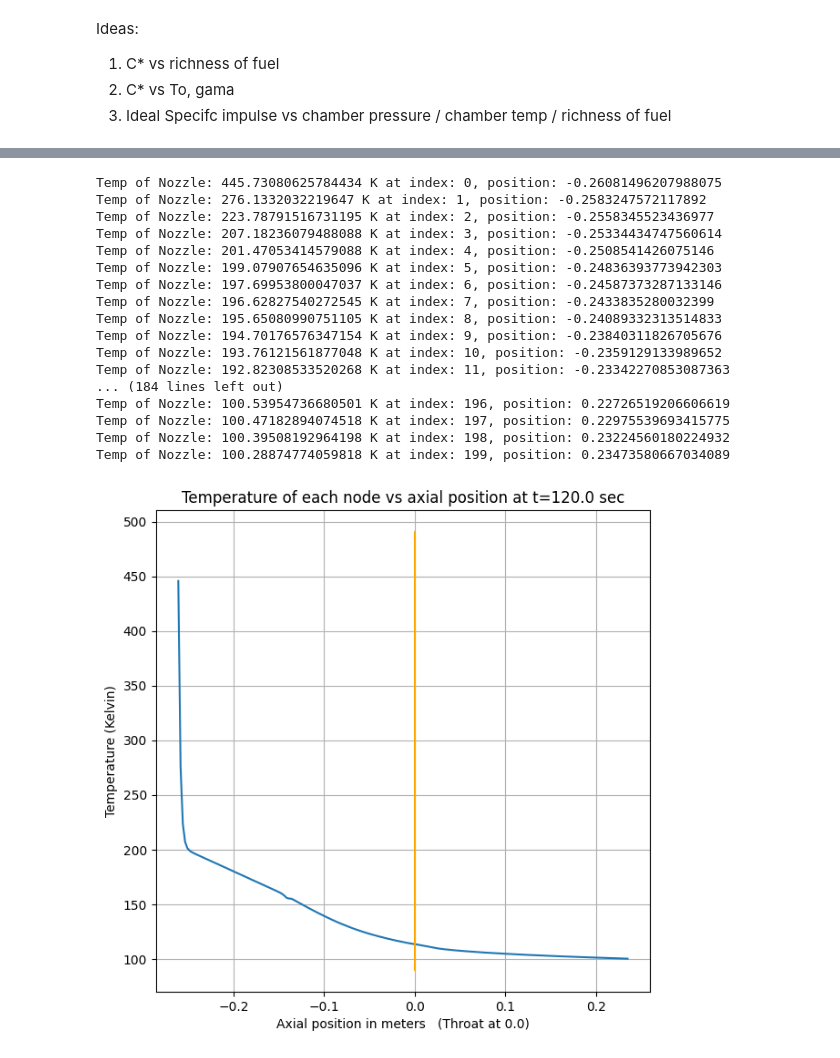
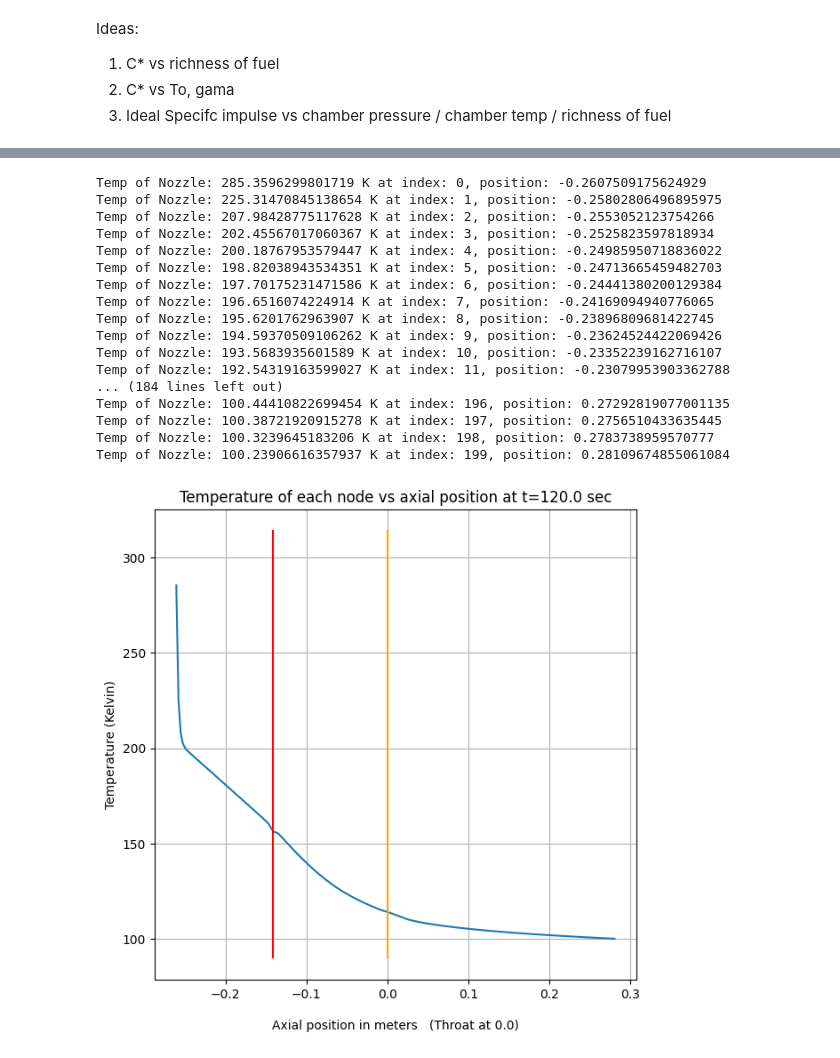
Before and after one commit to mikeortiz5190/Basic-Portfolio, a Jupyter notebook: Nozzle_Design_Code_6_One_trapizoid_node_Segments_ALL_LAYERS_Implicit_Opposite_flow_cooling_.ipynb, the cells around one changed output, grey strips where cells are left out. Drawn from its saved outputs; the diff is of its cells as text; code cells hidden in the pictures.

```diff
--- a/Nozzle_Design_Code_6_One_trapizoid_node_Segments_ALL_LAYERS_Implicit_Opposite_flow_cooling_.ipynb
+++ b/Nozzle_Design_Code_6_One_trapizoid_node_Segments_ALL_LAYERS_Implicit_Opposite_flow_cooling_.ipynb
@@ -66,7 +66,7 @@ R_universal = 8314.46
 R = R_universal/M
 
 #Atmospheric pressure at design conditions:
-p2_design = 30000 #9144 meters, height of mt everest
+p2_design = 20000
 Pressure_ratio = p2_design/Po
 print(f'Pressure Ratio: {Pressure_ratio}')
 
@@ -748,7 +751,7 @@ for t in range(1,steps):
             q_flux_for_i.insert(0,q_to_fuel / Areas[i][1])
             T_fuel = T_fuel + q_to_fuel/(coolant_m_dot_meth*Cp_temp)
             T_fuel_for_i.insert(0,T_fuel)
-            CC.insert(0,h_chamber*Areas[i][0]*T_nozzle[i] + h_fuel_array[i]*Areas[i][1]*T_fuel + k*Areas[i][2]/ddz[i]*1000 + T[t-1][i]*density*C_Cu*Areas[i][4]*ddz[i]*0.5/delta_t)
+            CC.insert(0,h_chamber*Areas[i][0]*T_nozzle[i] + h_fuel_array[i]*Areas[i][1]*T_fuel + k*Areas[i][2]/ddz[i]*500 + T[t-1][i]*density*C_Cu*Areas[i][4]*ddz[i]*0.5/delta_t)
         else:
             a1 = 1/(h_chamber*Areas[i][0])
             a2 = np.log(nodes_y[i]/outer_y[i]) / (2*np.pi*k*ddz[i])
@@ -771,37 +774,38 @@ for t in range(1,steps):
 # %%
 x4=[]
 y4=[]
 figure(figsize=(7, 7), dpi=100)
 for i in range(len(T[steps-1])):
   x4.append(nodes_x[i])
   y4.append(T[steps-1][i])
   print(f'Temp of Nozzle: {T[steps-1][i]} K at index: {i}, position: {nodes_x[i]}')
 plt.plot(x4,y4)
 plt.plot([0,0],[0.9*min(y4), 1.1*max(y4)], color = 'orange')
+plt.plot([nodes_x[end_of_chamber_index],nodes_x[end_of_chamber_index]],[0.9*min(y4), 1.1*max(y4)], color = 'red')
 plt.grid()
 plt.title(f'Temperature of each node vs axial position at t={steps*delta_t} sec')
 plt.ylabel('Temperature (Kelvin)')
-plt.xlabel('Axial position in meters   (Throat at 0.0)')
+plt.xlabel('\nAxial position in meters   (Throat at 0.0)')
 plt.show()
 # %% [output]
-Temp of Nozzle: 445.73080625784434 K at index: 0, position: -0.26081496207988075
-Temp of Nozzle: 276.1332032219647 K at index: 1, position: -0.2583247572117892
-Temp of Nozzle: 223.78791516731195 K at index: 2, position: -0.2558345523436977
-Temp of Nozzle: 207.18236079488088 K at index: 3, position: -0.25334434747560614
-Temp of Nozzle: 201.47053414579088 K at index: 4, position: -0.2508541426075146
-Temp of Nozzle: 199.07907654635096 K at index: 5, position: -0.24836393773942303
-Temp of Nozzle: 197.69953800047037 K at index: 6, position: -0.24587373287133146
-Temp of Nozzle: 196.62827540272545 K at index: 7, position: -0.2433835280032399
-Temp of Nozzle: 195.65080990751105 K at index: 8, position: -0.24089332313514833
-Temp of Nozzle: 194.70176576347154 K at index: 9, position: -0.23840311826705676
-Temp of Nozzle: 193.76121561877048 K at index: 10, position: -0.2359129133989652
-Temp of Nozzle: 192.82308533520268 K at index: 11, position: -0.23342270853087363
+Temp of Nozzle: 285.3596299801719 K at index: 0, position: -0.2607509175624929
+Temp of Nozzle: 225.31470845138654 K at index: 1, position: -0.25802806496895975
+Temp of Nozzle: 207.98428775117628 K at index: 2, position: -0.2553052123754266
+Temp of Nozzle: 202.45567017060367 K at index: 3, position: -0.2525823597818934
+Temp of Nozzle: 200.18767953579447 K at index: 4, position: -0.24985950718836022
+Temp of Nozzle: 198.82038943534351 K at index: 5, position: -0.24713665459482703
+Temp of Nozzle: 197.70175231471586 K at index: 6, position: -0.24441380200129384
+Temp of Nozzle: 196.6516074224914 K at index: 7, position: -0.24169094940776065
+Temp of Nozzle: 195.6201762963907 K at index: 8, position: -0.23896809681422745
+Temp of Nozzle: 194.59370509106262 K at index: 9, position: -0.23624524422069426
+Temp of Nozzle: 193.5683935601589 K at index: 10, position: -0.23352239162716107
+Temp of Nozzle: 192.54319163599027 K at index: 11, position: -0.23079953903362788
 ... (184 lines left out)
-Temp of Nozzle: 100.53954736680501 K at index: 196, position: 0.22726519206606619
-Temp of Nozzle: 100.47182894074518 K at index: 197, position: 0.22975539693415775
-Temp of Nozzle: 100.39508192964198 K at index: 198, position: 0.23224560180224932
-Temp of Nozzle: 100.28874774059818 K at index: 199, position: 0.23473580667034089
+Temp of Nozzle: 100.44410822699454 K at index: 196, position: 0.27292819077001135
+Temp of Nozzle: 100.38721920915278 K at index: 197, position: 0.2756510433635445
+Temp of Nozzle: 100.3239645183206 K at index: 198, position: 0.2783738959570777
+Temp of Nozzle: 100.23906616357937 K at index: 199, position: 0.28109674855061084
-[figure, old version]
+[figure, new version]
 # %%
 print(f'thermal conductivity of copper: {k}')
 print(f'kinematic viscosity of methane ^0.333-0.8: {kinematic_viscosity_meth**(.333-0.8)}')
```
Also changed, not shown: parts of 21 cells of this notebook.
